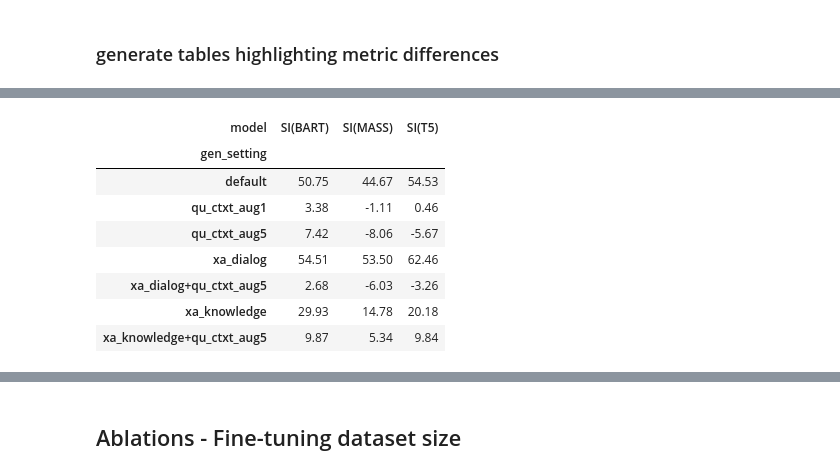
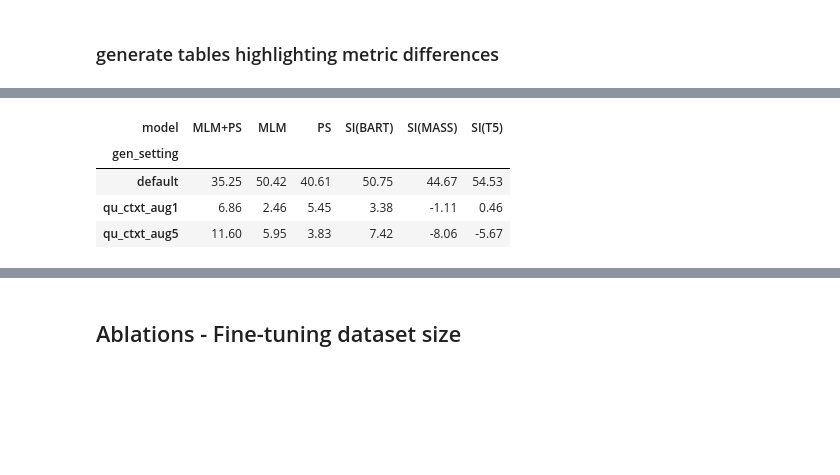
Before and after one commit to ZurichNLP/understanding-ctx-aug, a Jupyter notebook: summarize_results.ipynb, the cells around one changed output, grey strips where cells are left out. Drawn from its saved outputs; the diff is of its cells as text; code cells hidden in the pictures; blank space fills up the shorter version.

Commit message:
experiments with mixed span-infilling methods

```diff
--- a/summarize_results.ipynb
+++ b/summarize_results.ipynb
@@ -258 +271,7 @@ Dataframe columns: Index(['model_name_or_path', 'checkpoint_dir', 'test_file', '
       dtype='object')
+# %%
+# SI+PS is not available for all exp seeds, so drop it.
+df = df.drop('SI+PS', level=1, axis=0)
+# df = df.iloc[df.index.get_level_values('ft_data_size') == 1.0] # select only those entries which use 100% fine-tuning data
+# df = df[df.index.get_level_values('chkpt') == 'best']# select only those entries which use the best model (not checkpoints)
+get_detailed_info_on_complex_dataframe(df)
@@ -260,9 +297,9 @@ Dataframe columns: Index(['model_name_or_path', 'checkpoint_dir', 'test_file', '
 ### generate tables highlighting metric differences
 # %%
 baselines_settings = list(set(['default', 'xa_dialog', 'xa_knowledge']))
-print(baselines_settings)
+print('BASELINES:', baselines_settings)
 experiment_settings = list(set([key[2] for key in df.index if key[2] not in baselines_settings]))
-print(experiment_settings)
+print('EXPERIMENT SETTINGS:', experiment_settings)
 
 def calculate_diffs(df, target, baseline):
     df.loc[target][:] = df.loc[target] - df.loc[baseline]
@@ -279,7 +316,7 @@ def style_nums(v):
     else:
         return None
 
-def style_dataframe(df):
+def style_dataframe(df, ignore=None):
     """formats a given dataframe with baseline rows and performance diff rows"""
     s = df.style # init style object from df
 
@@ -309,29 +346,36 @@ def style_dataframe(df):
     # format numbers
     s.format(lambda x: f'{x*100:.2f}')
 
+    if ignore is not None:
+        s.hide(subset=ignore, axis=0, level=None, names=False)
     # format index names
 #     s.format_index(lambda x: index_mapping.get(x), axis=1, na_rep='MISS')
     return s
 
 def aggregate_values_for_target_metric(df, agg_ops: Dict = {'qc_sent_level': np.mean}):
 
-    assert set(dfs.index.get_level_values('ft_data_size').values) == set([1.0])
+    print(f'Dataframe has length: {len(df)}')
+
+    if set(df.index.get_level_values('ft_data_size').values) != set([1.0]):
+        print(f"[!] Found multiple fine-tuning data sizes: {set(df.index.get_level_values('ft_data_size').values)}")
+    if set(df.index.get_level_values('chkpt').values) != set(['best']):
+        print(f"[!] Found multiple checkpoint values: {set(df.index.get_level_values('chkpt').values)}")
 
     # aggregate values
-    print(f'INDEX COLUMNS: {df.index.names}')
+    print(f'Dataframe has index columns: {df.index.names}')
     group_by_cols = ['model', 'gen_setting']
-    print(f'GROUPING BY: {group_by_cols}')
-    dfa = df.groupby(group_by_cols, as_index=True).agg(agg_ops)
+    print(f'Will group by: {group_by_cols}')
+    df = df.groupby(group_by_cols, as_index=True).agg(agg_ops)
 
     # apply sorting
-    dfa = dfa.sort_values(group_by_cols, ascending=[1]*len(group_by_cols))
+    df = df.sort_values(group_by_cols, ascending=[1]*len(group_by_cols))
 
     # apply filtering on rows (if necessary)
-    # dfa = dfa.drop(['xa_dialog', 'xa_knowledge'], level=1, axis=0)
-    # dfa = dfa.iloc[dfa.index.get_level_values(0).str.contains('bart_small')] # https://stackoverflow.com/questions/34771090/pandas-dataframe-with-multiindex-check-if-string-is-contained-in-index-level
-    # dfa = dfa.iloc[~dfa.index.get_level_values(0).str.contains('bart_small')] # https://stackoverflow.com/questions/34771090/pandas-dataframe-with-multiindex-check-if-string-is-contained-in-index-level
+    # df = df.drop(['xa_dialog', 'xa_knowledge'], level=1, axis=0)
+    # df = df.iloc[df.index.get_level_values(0).str.contains('bart_small')] # https://stackoverflow.com/questions/34771090/pandas-dataframe-with-multiindex-check-if-string-is-contained-in-index-level
+    # df = df.iloc[~df.index.get_level_values(0).str.contains('bart_small')] # https://stackoverflow.com/questions/34771090/pandas-dataframe-with-multiindex-check-if-string-is-contained-in-index-level
 
-    return dfa
+    return df
 
 def reshape(df, subset: List = None):
     """
@@ -350,13 +394,14 @@ def reshape(df, subset: List = None):
 #     dfa = dfa.drop(columns=drop_cols, errors='ignore')
 
     # reorder columns
-    print('DF columns:', list(df.columns))
+    print('Dataframe has columns:', list(df.columns))
     all_reordered_cols = ['MLM+PS', 'MLM', 'PS', 'MLM+PS+DR', 'MLM+DR',
                           'SI+PS', 'SI(BART)', 'SI(MASS)', 'SI(T5)',
 #                           'roberta_small_shared', 'roberta_small',
                           'bart_base', 't5_small', 't5_lm_small',
 #                           'bert_base', 'bert_base_shared',
 #                           'roberta_base', 'roberta_base_shared',
+                          'SI(BART5:25)', 'SI(BART5:50)', 'SI(BART5:75)',
                          ]
     avail_resorted_cols = []
     for col in all_reordered_cols:
@@ -366,32 +411,41 @@ def reshape(df, subset: List = None):
 # #     if set(reordered_cols) != set(list(dfa.columns)):
 #         print('DF columns doesn\'t match provided for resorting. Check the resorted columns!')
 #     else:
-    print('Sorting columns to:', avail_resorted_cols)
+    print('Sorting columns as:', avail_resorted_cols)
     df = df[avail_resorted_cols]
 
     return df
 
 # # compute customised dataframe with experimental row showing difference between experimental result and the baseline setting
-def make_diff_df(df, do_style=True):
+def make_diff_df(df, ignore=None, do_style=True):
     df = calculate_diffs(df, 'qu_ctxt_aug1', 'default')
     df = calculate_diffs(df, 'qu_ctxt_aug5', 'default')
     df = calculate_diffs(df, 'xa_dialog+qu_ctxt_aug5', 'xa_dialog')
     df = calculate_diffs(df, 'xa_knowledge+qu_ctxt_aug5', 'xa_knowledge')
+
+    # print(df.index)
+    # if drop:
+    #     df = df.drop(labels=ignore, axis=0)
+    # print(df.index)
+
     if do_style:
-        df = style_dataframe(df)
+        df = style_dataframe(df, ignore=ignore)
+
     return df
 
-agg_ops = {'qc_sent_level': np.mean}
+
 mini_bart_MLM = ['MLM+PS', 'MLM', 'PS', 'MLM+PS+DR', 'MLM+DR']
 mini_bart = ['SI+PS', 'SI(BART)', 'SI(MASS)', 'SI(T5)',]
-mini_roberta = ['roberta_small_shared', 'roberta_small']
-public = ['bart_base', 'bert_base', 'roberta_base', 'bert_base_shared', 'roberta_base_shared', 't5_small']
+# mini_roberta = ['roberta_small_shared', 'roberta_small']
+public_enc_dec = ['bart_base', 't5_small', 't5_lm_small']
+public_enc = ['bert_base', 'roberta_base', 'bert_base_shared', 'roberta_base_shared']
 
-print(f'Dataframe has length: {len(df)}')
-dfs = df.iloc[df.index.get_level_values('ft_data_size') == 1.0] # select only those entries which use 100% fine-tuning data
-print(f'Dataframe has length: {len(dfs)}')
-dfa = aggregate_values_for_target_metric(dfs, agg_ops=agg_ops)
-dfa = reshape(dfa, subset=None)
-dfa = make_diff_df(dfa)
+dfa = aggregate_values_for_target_metric(df, agg_ops={'qc_sent_level': np.mean})
+dfa = reshape(dfa, subset=[
+    'MLM+PS', 'MLM', 'PS', 'SI(BART)', 'SI(MASS)', 'SI(T5)',
+    ]
+)
+# dfa = make_diff_df(dfa, ignore=None)
+dfa = make_diff_df(dfa, ignore=['xa_dialog', 'xa_dialog+qu_ctxt_aug5', 'xa_knowledge+qu_ctxt_aug5', 'xa_knowledge'])
 dfa
 # %% [output]
@@ -406,9 +459,5 @@ Sorting columns to: ['SI(BART)', 'SI(MASS)', 'SI(T5)']
-| model | SI(BART) | SI(MASS) | SI(T5) |
-| gen_setting |  |  |  |
-| default | 50.75 | 44.67 | 54.53 |
-| qu_ctxt_aug1 | 3.38 | -1.11 | 0.46 |
-| qu_ctxt_aug5 | 7.42 | -8.06 | -5.67 |
-| xa_dialog | 54.51 | 53.50 | 62.46 |
-| xa_dialog+qu_ctxt_aug5 | 2.68 | -6.03 | -3.26 |
-| xa_knowledge | 29.93 | 14.78 | 20.18 |
-| xa_knowledge+qu_ctxt_aug5 | 9.87 | 5.34 | 9.84 |
+| model | MLM+PS | MLM | PS | SI(BART) | SI(MASS) | SI(T5) |
+| gen_setting |  |  |  |  |  |  |
+| default | 35.25 | 50.42 | 40.61 | 50.75 | 44.67 | 54.53 |
+| qu_ctxt_aug1 | 6.86 | 2.46 | 5.45 | 3.38 | -1.11 | 0.46 |
+| qu_ctxt_aug5 | 11.60 | 5.95 | 3.83 | 7.42 | -8.06 | -5.67 |
```
Also changed, not shown: parts of 29 cells of this notebook, 17 other files.
